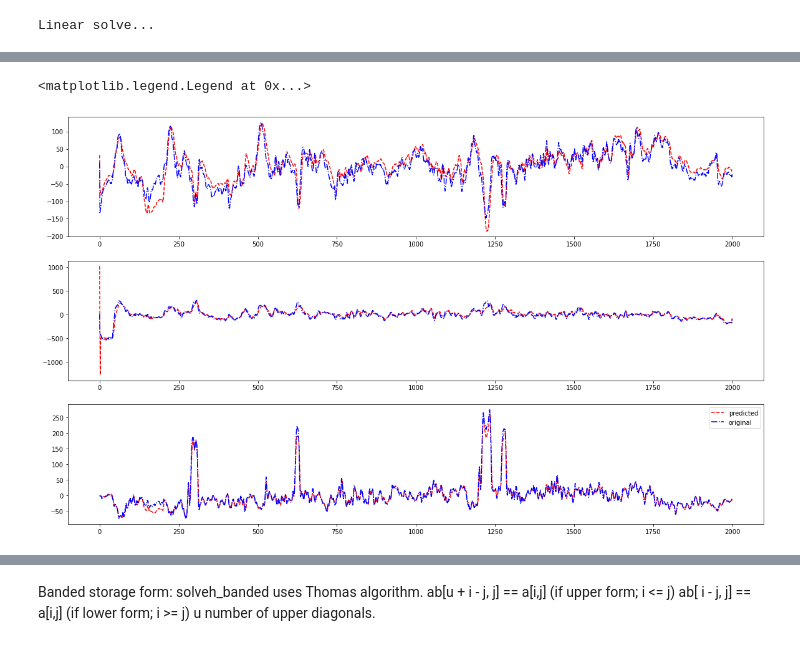
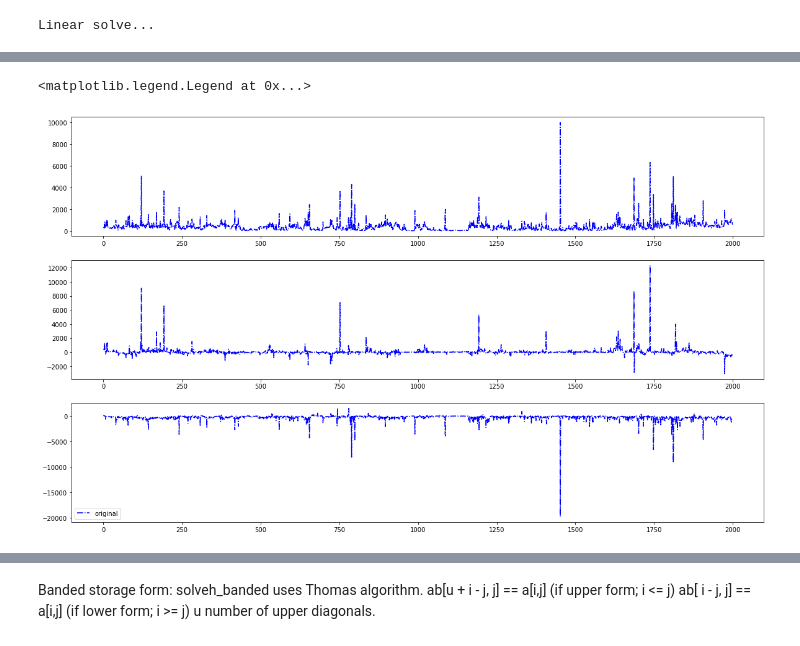
Before and after one commit to erialc-cal/eks, a Jupyter notebook: Kalman via optimisation.ipynb, the cells around one changed output, grey strips where cells are left out. Drawn from its saved outputs; the diff is of its cells as text; code cells hidden in the pictures.

```diff
--- a/Kalman via optimisation.ipynb
+++ b/Kalman via optimisation.ipynb
@@ -88,7 +90,7 @@ def pupil_process():
 a, b, c = np.var(pupil_diameters),np.var(x_t_obs),np.var(y_t_obs)
 # %%
 ### Initial states
-y, mean_array = pupil_process()
+
 r = 3
 T = 2000
 mu0 = np.asarray([np.mean(pupil_diameters), 0.0, 0.0])
@@ -117,3 +119,5 @@ E = np.asarray([
     ])
 
 D = np.eye(8)
+
+print(ensemble_vars.shape)
@@ -225,5 +224,5 @@ def kalman_newton_recursive(y, mu0, S0, A, B, D, E, f = None, df = None,df2 = No
     return q
 # %%
-q_test =kalman_newton_recursive(y, mu0, S0, A, B, D, E, f = None, df = None,df2 = None)
+q_test =kalman_newton_recursive(y, mu0, S0, A, B, ensemble_vars, E, f = None, df = None,df2 = None)
 # %% [output]
 Linear solve...
@@ -269,10 +287,18 @@ np.sum(log1-log0>0)/2000
 # %%
-def gradient2(q, y, mu0, S0, A, B, invD, invE):
+def gradient2(q, y, mu0, S0, A, B, ensemble_vars, invE):
     T = y.shape[0]
     G = np.zeros((T,r))
-    G[0,:] = A.T @ invE @(q[1,:] - A @ q[0,:])+np.linalg.inv(S0)@(q[0,:]-mu0)+B.T@invD@(y[0,:]-B@q[0,:])
-    #A.T @ invE @(q[1,:] - A @ q[0,:]) +np.linalg.inv(S0)@(q[0,:]-mu0)+B.T@invD@(y[0,:]-B@q[0,:])
+    D = np.zeros((y.shape[1], y.shape[1]))
+    G[0,:] = A.T @ invE @(q[1,:] - A @ q[0,:])+np.linalg.inv(S0)@(q[0,:]-mu0)+B.T@ np.linalg.inv(np.diag(ensemble_vars[0]))@(y[0,:]-B@q[0,:])
+
     for t in range(1,T-1):
-        G[t,:] = (A.T @ invE @ A - invE + B.T @ invD @ B)@ q[t,:] - invE.T @A @ q[t-1,:] - A.T @ invE @ q[t+1,:] - B.T @ D @y[t,:]
-    G[T-1,:] = (A.T @ invE @ A - invE + B.T @ invD @ B)@ q[t,:] - invE.T @A @ q[t-1,:]  - B.T @ D @y[t,:]
+        D = np.diag(ensemble_vars[t])
+        invD = np.linalg.inv(D)
+        G[t,:] = A.T @ invE@(q[t+1,:]-A@q[t,:]) - invE @(q[t,:]-A@q[t-1,:])+B.T @invD @(y[t,:]-B@q[t,:])
+        #G[t,:] = (A.T @ invE @ A - invE + B.T @ invD @ B)@ q[t,:] - invE.T @A @ q[t-1,:] - A.T @ invE @ q[t+1,:] - B.T @ invD @y[t,:]
+    #G[T-1,:] = (A.T @ invE @ A - invE + B.T @ invD @ B)@ q[t,:] - invE.T @A @ q[t-1,:]  - B.T @ invD @y[t,:]
+    D = np.diag(ensemble_vars[T-1])
+    invD = np.linalg.inv(D)
+    G[T-1,:] =  - invE @(q[T-1,:]-A@q[T-2,:])+B.T @invD @(y[T-1,:]-B@q[T-1,:])
+
     return G
@@ -282,15 +305,15 @@ invD = np.linalg.inv(D)
 # %%
-G_pred = gradient2(q_test, y, mu0, S0, A, B, invD, invE)
-G_o = gradient2(q_norm, y, mu0, S0, A, B, invD, invE)
+G_pred = gradient2(q_test, y, mu0, S0, A, B, ensemble_vars, invE)
+G_o = gradient2(q_norm, y, mu0, S0, A, B, ensemble_vars, invE)
 # %%
 fig, ax = plt.subplots(3,1,figsize=(20,12))
 for i in range(3):
-    ax[i].plot(G_pred[:,i], "r--", label='predicted')
+    #ax[i].plot(G_pred[:,i], "r--", label='predicted')
     ax[i].plot(G_o[:,i], "b-.", label='original')
 plt.legend()
 # %% [output]
 <matplotlib.legend.Legend at 0x...>
-[figure, old version]
+[figure, new version]
 # %%
 No = np.linalg.norm(G_o,axis=0)
 Npred = np.linalg.norm(G_pred,axis=0)
```
Also changed, not shown: parts of 56 cells of this notebook.
